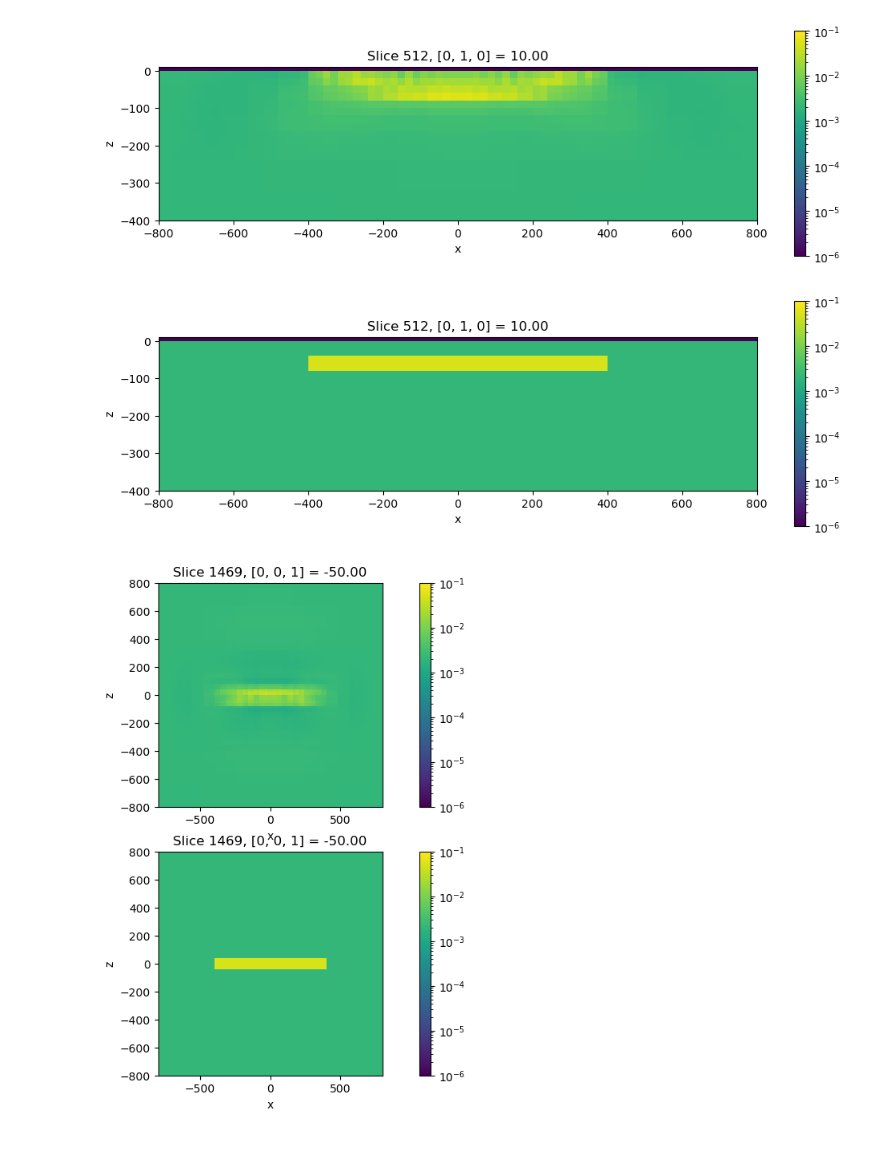
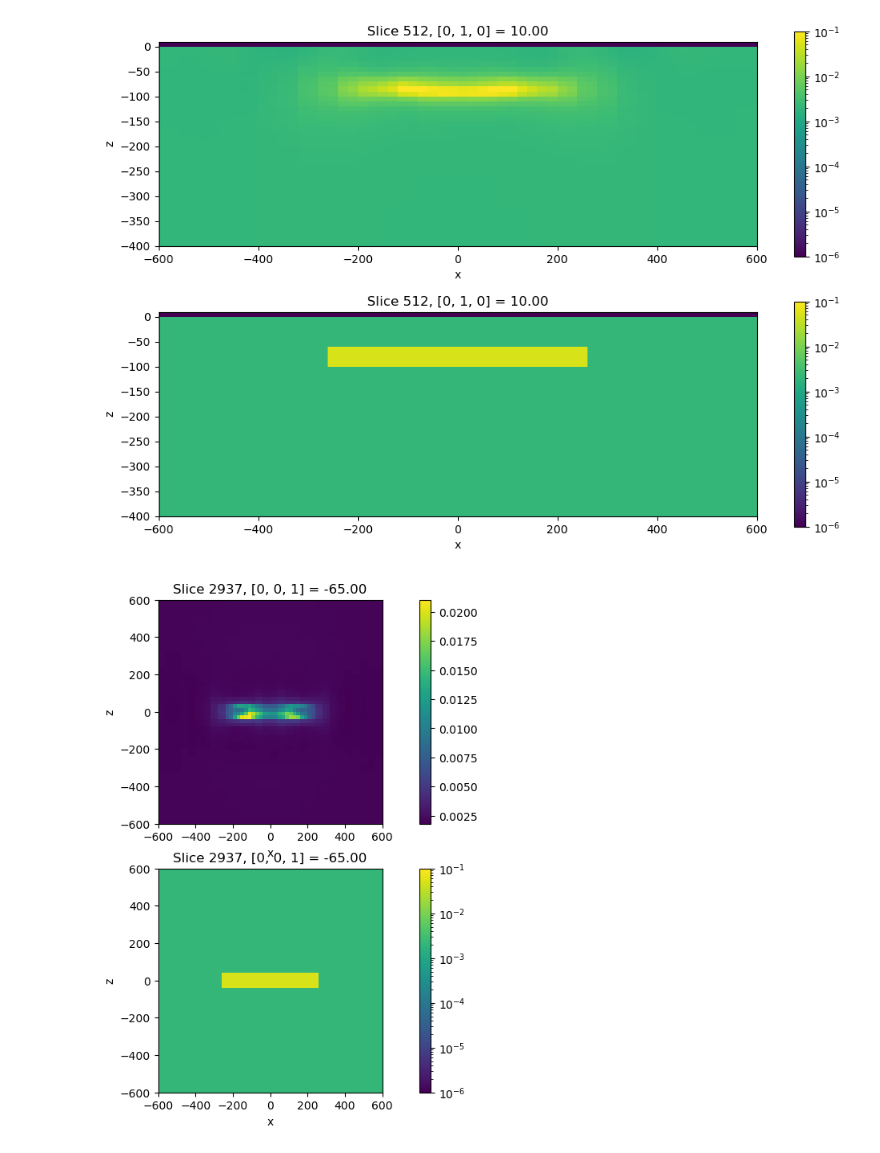
Before and after one commit to ubcgif/2025-heagy-etal-tle, a Jupyter notebook: notebooks/td-octree-target-0/create-ubc-inputs.ipynb, the cells around one changed output. Drawn from its saved outputs; the diff is of its cells as text; code cells hidden in the pictures.

Commit message:
update flat model

```diff
--- a/notebooks/td-octree-target-0/create-ubc-inputs.ipynb
+++ b/notebooks/td-octree-target-0/create-ubc-inputs.ipynb
@@ -40,13 +40,16 @@ files.remove("rx_locs.txt")
 # rx_locs[:, 1] =
 tx_height = 30
 
-rx_x = (np.linspace(-700, 700, 141))[::4]
+rx_x = (np.linspace(-400, 400, 81))[::4]
 
-rx_y = np.r_[-200, -100, 0, 100, 200]
+rx_y = np.r_[-160, -120, -80, -40, 0, 40, 80, 120, 160]
+# rx_y = np.r_[-80, -40, 0, 40, 80]
+
 rx_z = tx_height
 
 rx_locs = discretize.utils.ndgrid([rx_x, rx_y, rx_z])
 rx_x
 
-files.remove("rx_times.txt")
-rx_times = np.loadtxt(f"{directory}/rx_times.txt")
+# rx_times = np.loadtxt(f"{directory}/rx_times.txt")
+rx_times = np.logspace(np.log10(2e-5), np.log10(2e-3), 20)
+np.save("rx_times.npy", rx_times)
@@ -190,9 +202,9 @@ target_z = np.r_[-200, -20]
 # %%
 models = {}
 
-target_x = np.r_[-400, 400]
+target_x = np.r_[-250, 250]
 target_y = np.r_[-40, 40]
-target_z_center = -60
+target_z_center = -80
 target_thickness = 40
 
 # background model
@@ -426,5 +440,5 @@ len(dpred["transmitters"])
 # %%
-ubc_model = discretize.TreeMesh.read_model_UBC(ubc_mesh, "inv_006.con")
+ubc_model = discretize.TreeMesh.read_model_UBC(ubc_mesh, "inv_005.con")
 # %%
 # with open(f"{directory}/true-models.pkl", "rb") as f:
 #     true_models = pickle.load(f)
@@ -438,6 +452,7 @@ plt.colorbar(ubc_mesh.plot_slice(
     pcolor_opts={"norm":LogNorm(vmin=1e-6, vmax=1e-1)},
     ax=ax[0],
     normal="Y",
+    # ind = 514,
     # grid=True,
 )[0], ax=ax[0])
 
@@ -445,41 +460,42 @@ plt.colorbar(ubc_mesh.plot_slice(
     models["target_0"],
     pcolor_opts={"norm":LogNorm(vmin=1e-6, vmax=1e-1)},
     ax=ax[1],
-    normal="Y"
+    normal="Y",
+    # ind=513
 )[0], ax=ax[1])
 
 
 for a in ax:
-    a.set_xlim(800* np.r_[-1, 1])
+    a.set_xlim(600* np.r_[-1, 1])
     a.set_ylim(-400, 10)
     a.set_aspect(1)
 # %% [output]
-[figure, old version]
+[figure, new version]
 # %%
 fig, ax = plt.subplots(2, 1, figsize=(12, 8))
-ind = 1469
+ind = 2937
 plt.colorbar(ubc_mesh.plot_slice(
     ubc_model,
-    pcolor_opts={"norm":LogNorm(vmin=1e-6, vmax=1e-1)},
+    # pcolor_opts={"norm":LogNorm(vmin=1e-6, vmax=1e-1)},
     ax=ax[0],
     normal="Z",
     ind=ind,
     # grid=True,
 )[0], ax=ax[0])
 
 plt.colorbar(ubc_mesh.plot_slice(
     models["target_0"],
     pcolor_opts={"norm":LogNorm(vmin=1e-6, vmax=1e-1)},
     ax=ax[1],
     normal="Z",
     ind=ind,
 )[0], ax=ax[1])
 
 
 for a in ax:
-    a.set_xlim(800* np.r_[-1, 1])
-    a.set_ylim(800* np.r_[-1, 1])
+    a.set_xlim(600* np.r_[-1, 1])
+    a.set_ylim(600* np.r_[-1, 1])
     a.set_aspect(1)
 # %% [output]
-[figure, old version]
+[figure, new version]
 # %%
```
Also changed, not shown: parts of 17 cells of this notebook, 52 other files.
